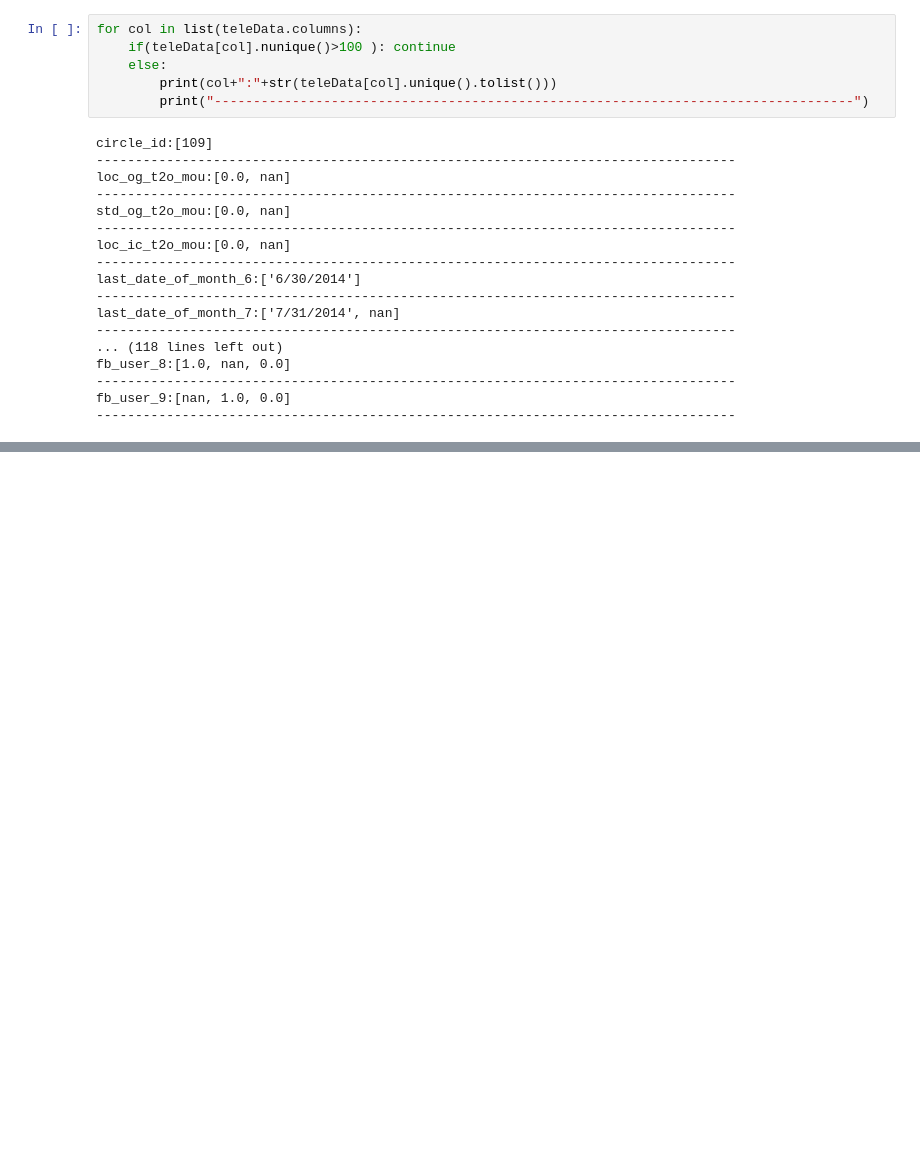
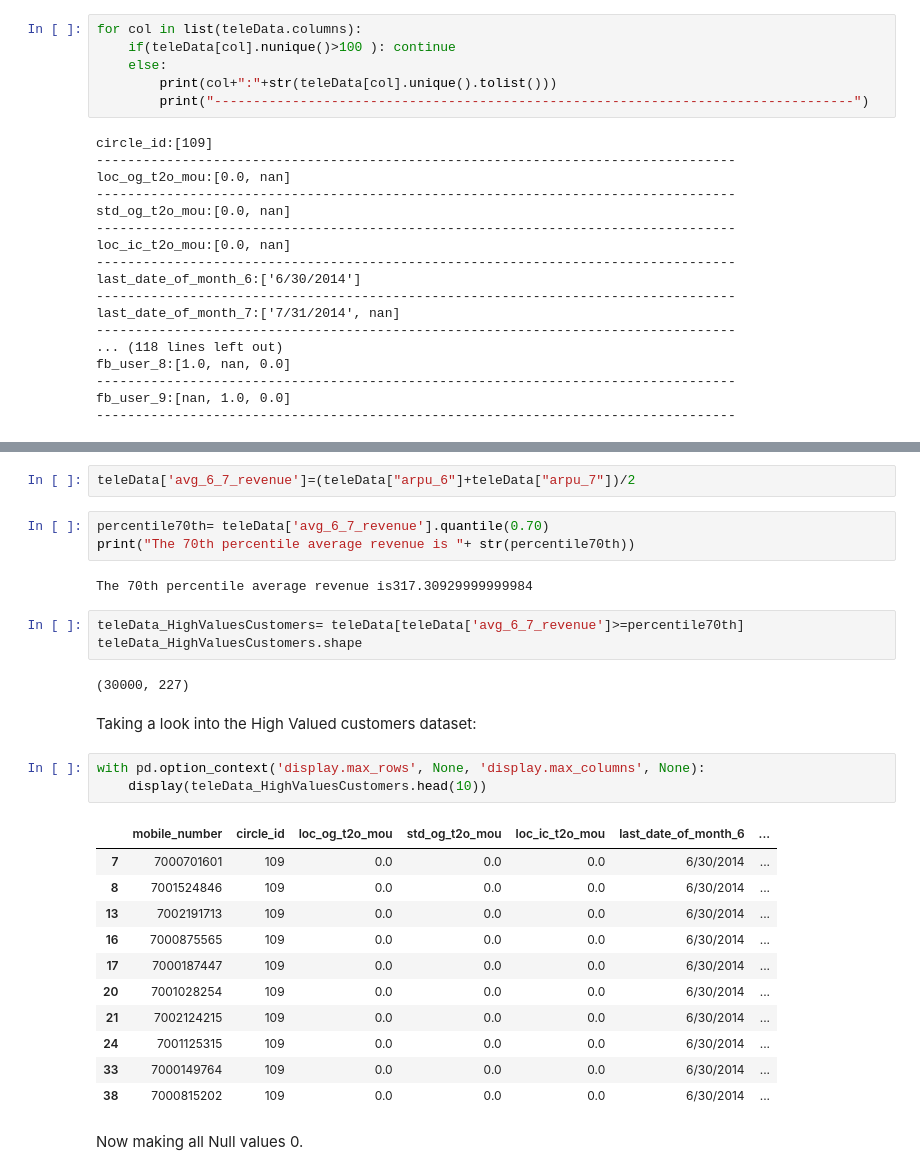
Before and after one commit to BiswajeetAtul/Assignments-MLAI, a Jupyter notebook: Telecom Churn Case/TelecomChurn_CaseStudy.ipynb, the cells around one changed output, grey strips where cells are left out. Cells and saved outputs as stored; diff of their text form; blank space fills up the shorter version.

```diff
--- a/Telecom Churn Case/TelecomChurn_CaseStudy.ipynb
+++ b/Telecom Churn Case/TelecomChurn_CaseStudy.ipynb
@@ -129,0 +143,31 @@ fb_user_9:[nan, 1.0, 0.0]
+# %%
+teleData['avg_6_7_revenue']=(teleData["arpu_6"]+teleData["arpu_7"])/2
+# %%
+percentile70th= teleData['avg_6_7_revenue'].quantile(0.70)
+print("The 70th percentile average revenue is "+ str(percentile70th))
+# %% [output]
+The 70th percentile average revenue is317.30929999999984
+# %%
+teleData_HighValuesCustomers= teleData[teleData['avg_6_7_revenue']>=percentile70th]
+teleData_HighValuesCustomers.shape
+# %% [output]
+(30000, 227)
+# %% [markdown]
+Taking a look into the High Valued customers dataset:
+# %%
+with pd.option_context('display.max_rows', None, 'display.max_columns', None):
+    display(teleData_HighValuesCustomers.head(10))
+# %% [output]
+|  | mobile_number | circle_id | loc_og_t2o_mou | std_og_t2o_mou | loc_ic_t2o_mou | last_date_of_month_6 | ... |
+| 7 | 7000701601 | 109 | 0.0 | 0.0 | 0.0 | 6/30/2014 | ... |
+| 8 | 7001524846 | 109 | 0.0 | 0.0 | 0.0 | 6/30/2014 | ... |
+| 13 | 7002191713 | 109 | 0.0 | 0.0 | 0.0 | 6/30/2014 | ... |
+| 16 | 7000875565 | 109 | 0.0 | 0.0 | 0.0 | 6/30/2014 | ... |
+| 17 | 7000187447 | 109 | 0.0 | 0.0 | 0.0 | 6/30/2014 | ... |
+| 20 | 7001028254 | 109 | 0.0 | 0.0 | 0.0 | 6/30/2014 | ... |
+| 21 | 7002124215 | 109 | 0.0 | 0.0 | 0.0 | 6/30/2014 | ... |
+| 24 | 7001125315 | 109 | 0.0 | 0.0 | 0.0 | 6/30/2014 | ... |
+| 33 | 7000149764 | 109 | 0.0 | 0.0 | 0.0 | 6/30/2014 | ... |
+| 38 | 7000815202 | 109 | 0.0 | 0.0 | 0.0 | 6/30/2014 | ... |
+# %% [markdown]
+Now making all Null values 0.
```
Also changed, not shown: parts of 18 cells of this notebook, 1 other file.
